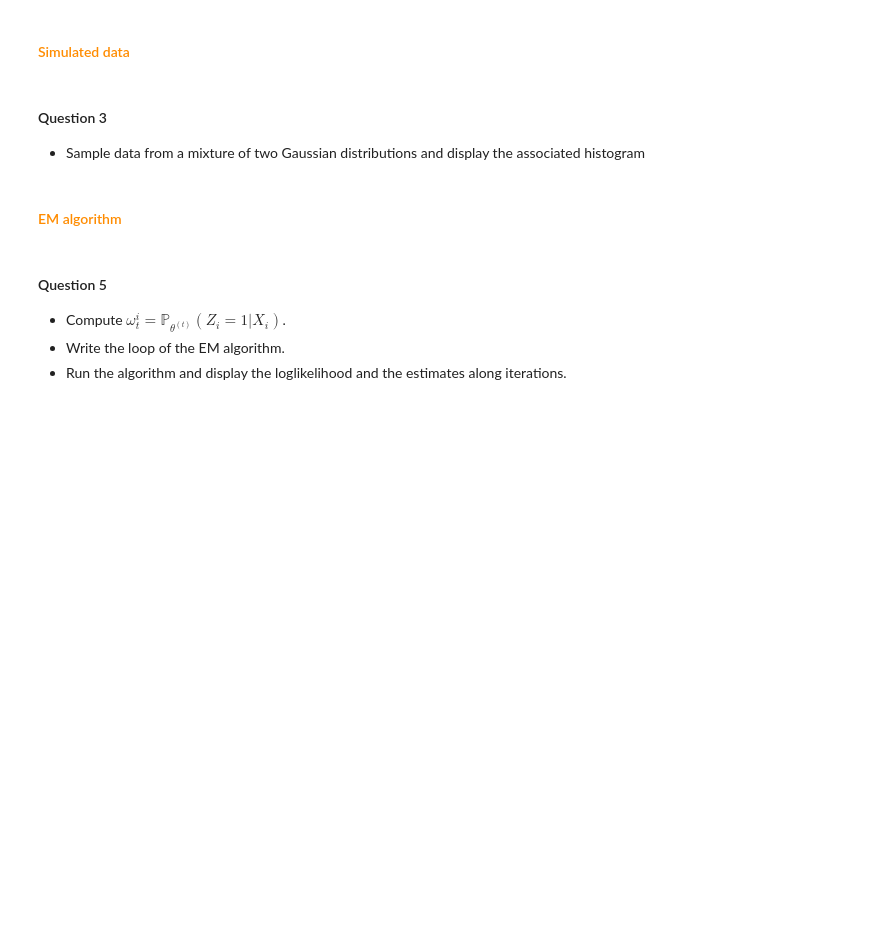
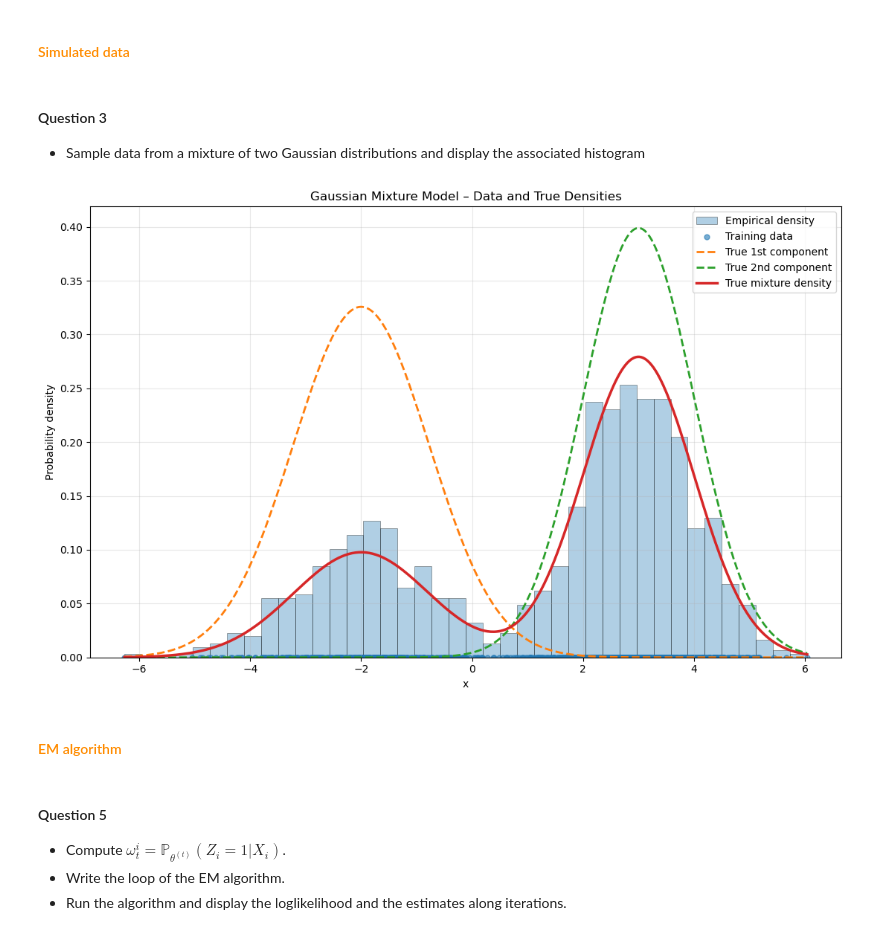
Before and after one commit to sylvainlc/22_ComputationalStat, a Jupyter notebook: Lab/4_ExpectationMaximization.ipynb, the cells around one changed output. Drawn from its saved outputs; the diff is of its cells as text; code cells hidden in the pictures; blank space fills up the shorter version.

```diff
--- a/Lab/4_ExpectationMaximization.ipynb
+++ b/Lab/4_ExpectationMaximization.ipynb
@@ -131,7 +131,7 @@ from scipy.stats import multivariate_normal
 - Sample data from a mixture of two Gaussian distributions and display the associated histogram
 # %%
 # number of observations
-n_samples = 100
+n_samples = 1000
 
 # means and variance to be estimated
 mu1, sigma1 = -2, 1.5
@@ -155,20 +155,70 @@ def Gaussian_pdf(x, mean, variance):
   z = np.exp(-(x - mean)**2/(2*variance))/np.sqrt(2*np.pi*variance)
   return z
 # %%
-# visualize the training data
-bins = np.linspace(np.min(X),np.max(X),100)
+import numpy as np
+import matplotlib.pyplot as plt
 
-plt.figure(figsize=(10,7))
+# Grid for densities
+bins = np.linspace(np.min(X), np.max(X), 400)
+
+plt.figure(figsize=(11, 7))
+
+# Histogram of the data (density)
+plt.hist(
+    X,
+    bins=40,
+    density=True,
+    alpha=0.35,
+    edgecolor="black",
+    linewidth=0.7,
+    label="Empirical density"
+)
+
+# Training data as rug plot
+plt.scatter(
+    X,
+    np.zeros_like(X),
+    s=25,
+    alpha=0.6,
+    label="Training data"
+)
+
+# Individual Gaussian components
+plt.plot(
+    bins,
+    Gaussian_pdf(bins, mu1, sigma1),
+    linestyle="--",
+    linewidth=2,
+    label="True 1st component"
+)
+
+plt.plot(
+    bins,
+    Gaussian_pdf(bins, mu2, sigma2),
+    linestyle="--",
+    linewidth=2,
+    label="True 2nd component"
+)
+
+# Mixture density
+plt.plot(
+    bins,
+    pi1 * Gaussian_pdf(bins, mu1, sigma1)
+    + (1 - pi1) * Gaussian_pdf(bins, mu2, sigma2),
+    linewidth=2.5,
+    label="True mixture density"
+)
+
+# Labels and layout
+plt.xlabel("x")
 plt.ylabel("Probability density")
-plt.scatter(X, np.zeros(len(X)), color='orange', s=30, marker='o', label="Training data")
-
-plt.plot(bins, Gaussian_pdf(bins, mu1, sigma1), linestyle = 'dashed', alpha = 0.5, color='red', label="True 1st density")
-plt.plot(bins, Gaussian_pdf(bins, mu2, sigma2), linestyle = 'dashed', alpha = 0.5, color='k', label="True 2nd density")
-plt.plot(bins, pi1*Gaussian_pdf(bins, mu1, sigma1) + (1-pi1)*Gaussian_pdf(bins, mu2, sigma2), alpha = 0.5, color='b', label="True mixture density")
-
-plt.tick_params(labelright=True)
-plt.grid('True')
-plt.legend();
+plt.title("Gaussian Mixture Model – Data and True Densities")
+plt.grid(True, alpha=0.3)
+plt.legend()
+plt.tight_layout()
+plt.show()
+# %% [output]
+[figure, added]
 # %% [markdown]
 #### <font color=darkorange>  EM algorithm</font>
 # %%
```
Also changed, not shown: parts of 2 cells of this notebook, 5 other files.
